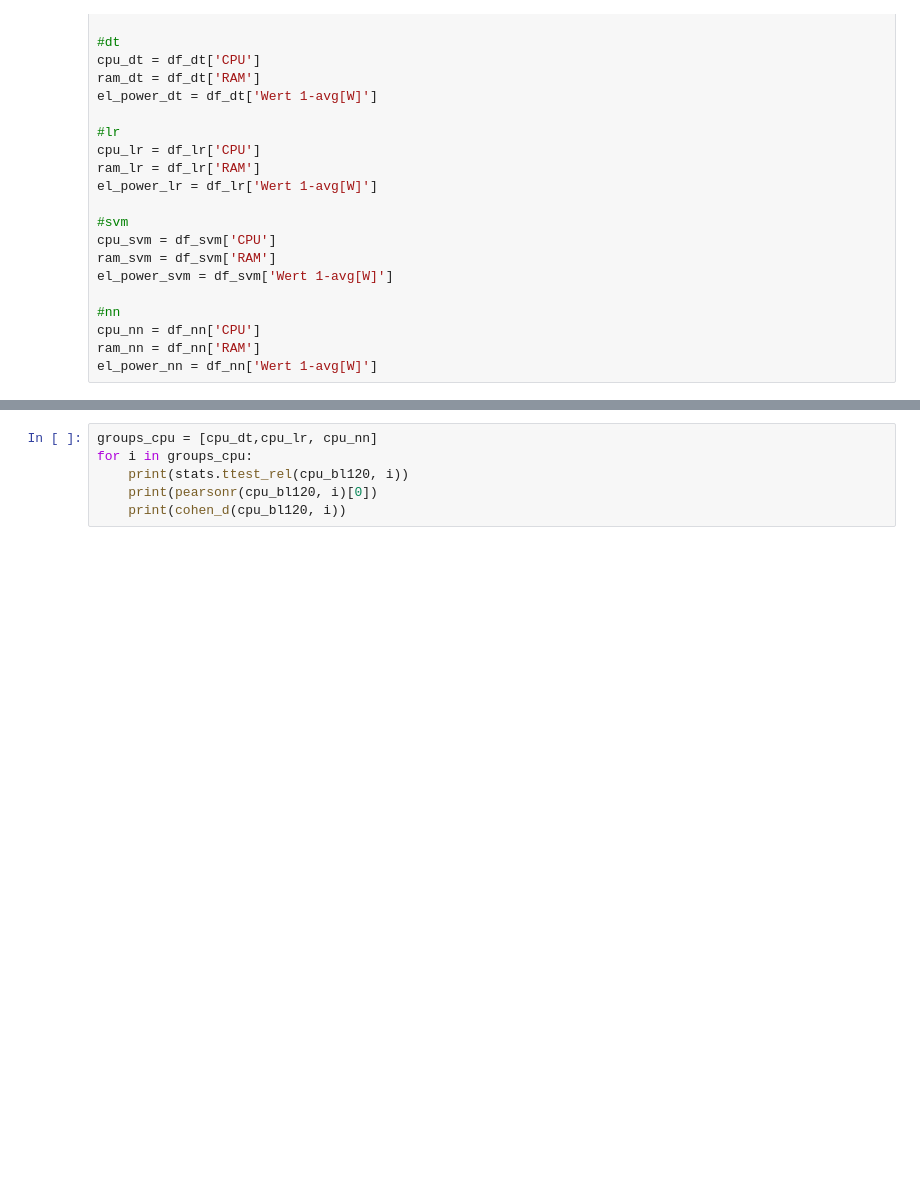
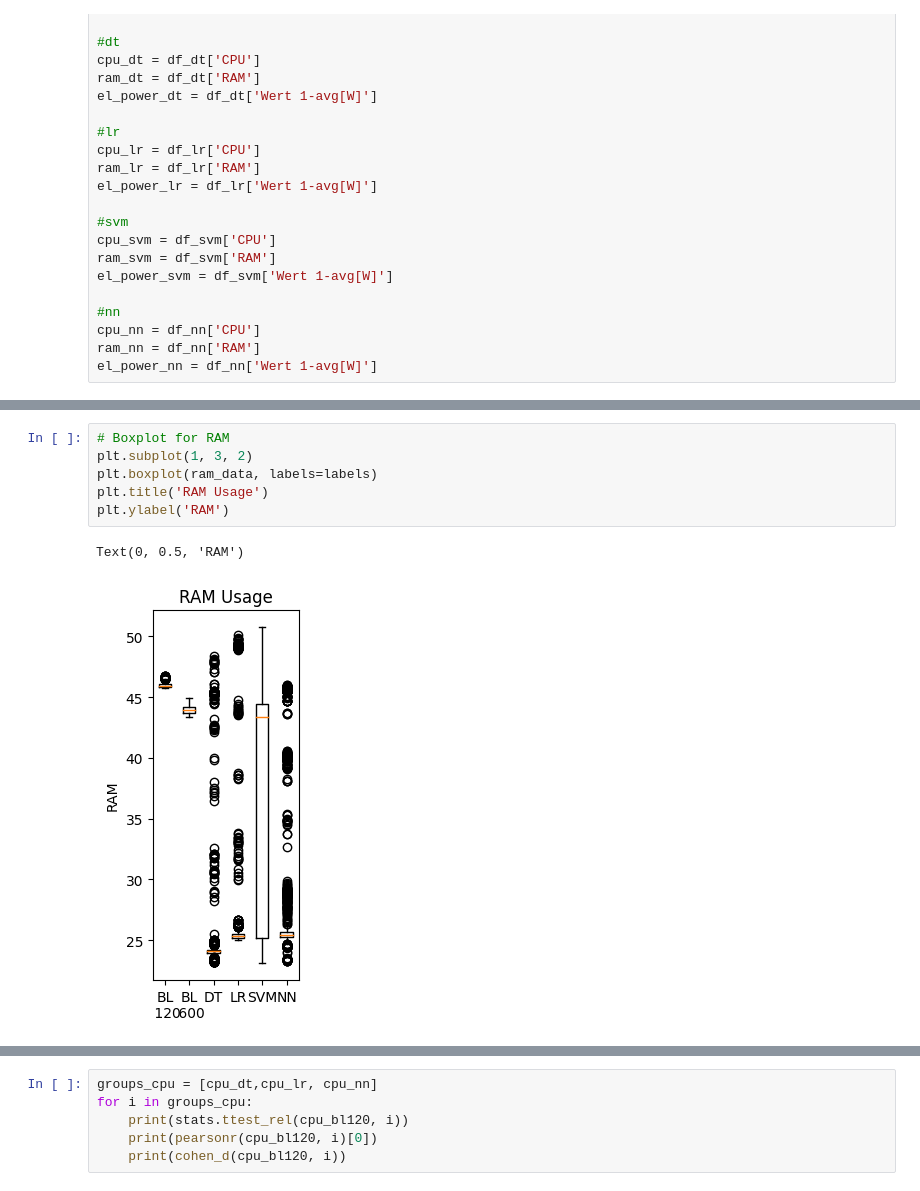
Before and after one commit to marlenebuelt/messung-1, a Jupyter notebook: analyse/ttest.ipynb, the cells around one changed output, grey strips where cells are left out. Cells and saved outputs as stored; diff of their text form; blank space fills up the shorter version.

```diff
--- a/analyse/ttest.ipynb
+++ b/analyse/ttest.ipynb
@@ -48,0 +97,9 @@ el_power_nn = df_nn['Wert 1-avg[W]']
+# %%
+# Boxplot for RAM
+plt.subplot(1, 3, 2)
+plt.boxplot(ram_data, labels=labels)
+plt.title('RAM Usage')
+plt.ylabel('RAM')
+# %% [output]
+Text(0, 0.5, 'RAM')
+[figure, added]
```
Also changed, not shown: parts of 5 cells of this notebook, 26 other files.
